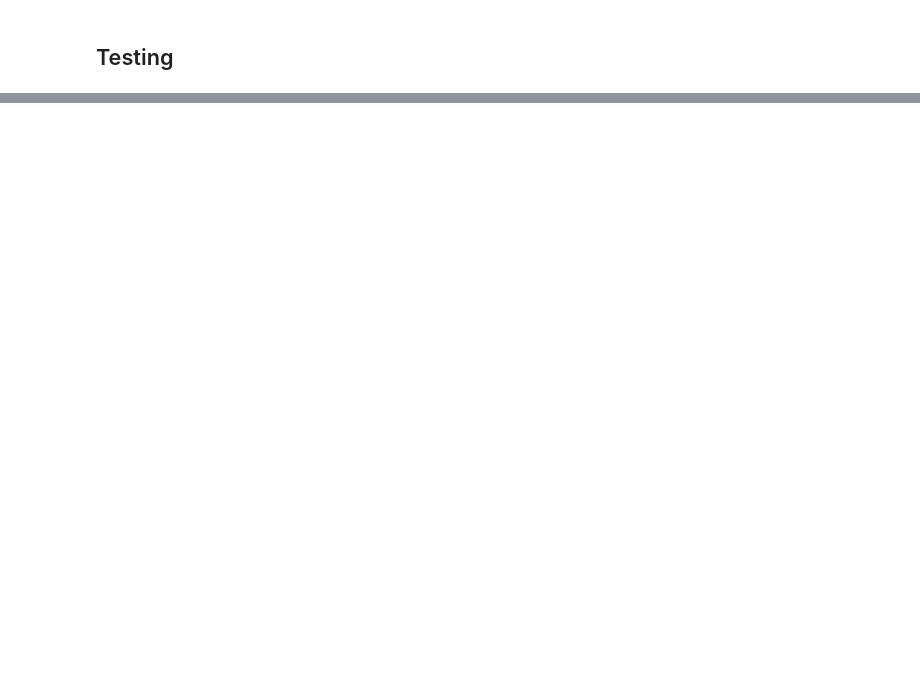
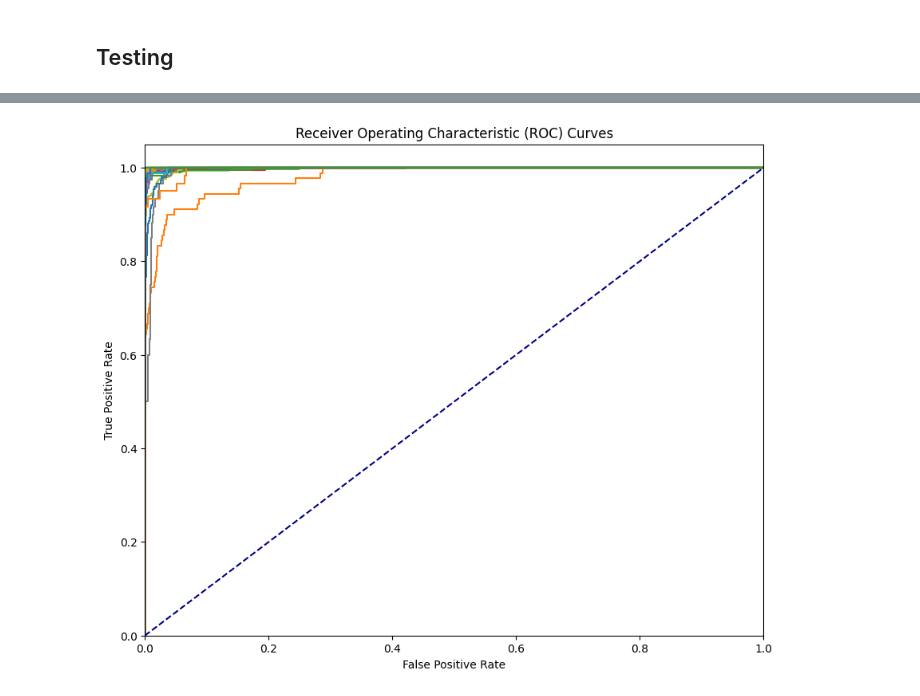
Before and after one commit to dman4703/AITrafficSignRecognition, a Jupyter notebook: AITrafficSystemRecognition.ipynb, the cells around one changed output, grey strips where cells are left out. Drawn from its saved outputs; the diff is of its cells as text; code cells hidden in the pictures; blank space fills up the shorter version.

```diff
--- a/AITrafficSystemRecognition.ipynb
+++ b/AITrafficSystemRecognition.ipynb
@@ -191,0 +284,32 @@ NameError: name 'test_generator' is not defined
+# %%
+from sklearn.metrics import roc_curve, auc
+from sklearn.preprocessing import label_binarize
+from sklearn.metrics import roc_auc_score
+
+# Binarize the labels for ROC curve (if not already one-hot encoded)
+n_classes = 43
+y_true_bin = label_binarize(y_true, classes=np.arange(n_classes))
+
+# Plot ROC curves for each class
+fpr = {}
+tpr = {}
+roc_auc = {}
+
+for i in range(n_classes):
+    fpr[i], tpr[i], _ = roc_curve(test_labels[:, i], y_pred[:, i])
+    roc_auc[i] = auc(fpr[i], tpr[i])
+
+# Plot the ROC curves
+plt.figure(figsize=(10, 8))
+for i in range(n_classes):
+    plt.plot(fpr[i], tpr[i], label=f'Class {i} (area = {roc_auc[i]:.2f})')
+
+plt.plot([0, 1], [0, 1], color='navy', linestyle='--')
+plt.xlim([0.0, 1.0])
+plt.ylim([0.0, 1.05])
+plt.xlabel('False Positive Rate')
+plt.ylabel('True Positive Rate')
+plt.title('Receiver Operating Characteristic (ROC) Curves')
+plt.show()
+# %% [output]
+[figure, added]
```
Also changed, not shown: parts of 14 cells of this notebook.
